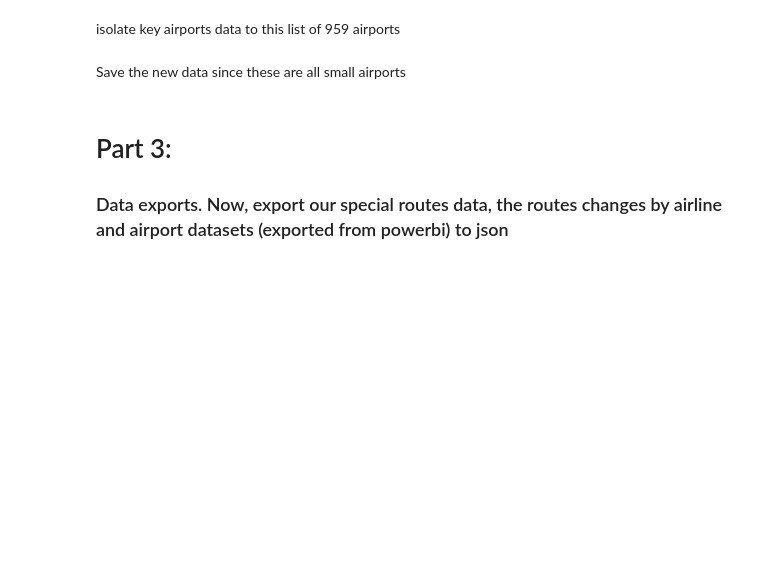
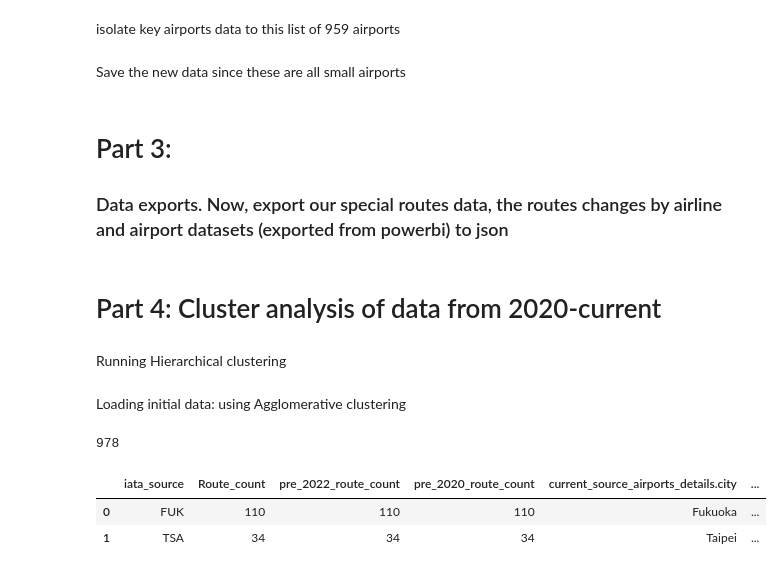
Before and after one commit to maxjing97/flight-routes-analysis, a Jupyter notebook: backend/dataset_preparation/4_data_cluster_prep.ipynb, the cells around one changed output. Cells and saved outputs as stored; diff of their text form; code cells hidden in the pictures; blank space fills up the shorter version.

```diff
--- a/backend/dataset_preparation/4_data_cluster_prep.ipynb
+++ b/backend/dataset_preparation/4_data_cluster_prep.ipynb
@@ -420,3 +420,7 @@ data = pd.read_csv("./data/airline_changes.csv", encoding="utf-8")
 print(len(data))
 data.head(n=1)
 data.to_json('airline_changes.json', orient='records', indent=4)
+# %% [markdown]
+# Part 4: Cluster analysis of data from 2020-current
+# %% [markdown]
+Running Hierarchical clustering
@@ -422,0 +432,11 @@ data.to_json('airline_changes.json', orient='records', indent=4)
+# %% [markdown]
+Loading initial data: using Agglomerative clustering
+# %%
+init_data = pd.read_csv("./data/airport_changes.csv", encoding="utf-8")
+print(len(init_data))
+init_data.head(n=2)
+# %% [output]
+978
+|  | iata_source | Route_count | pre_2022_route_count | pre_2020_route_count | current_source_airports_details.city | ... |
+| 0 | FUK | 110 | 110 | 110 | Fukuoka | ... |
+| 1 | TSA | 34 | 34 | 34 | Taipei | ... |
```
Also changed, not shown: parts of 6 cells of this notebook.
